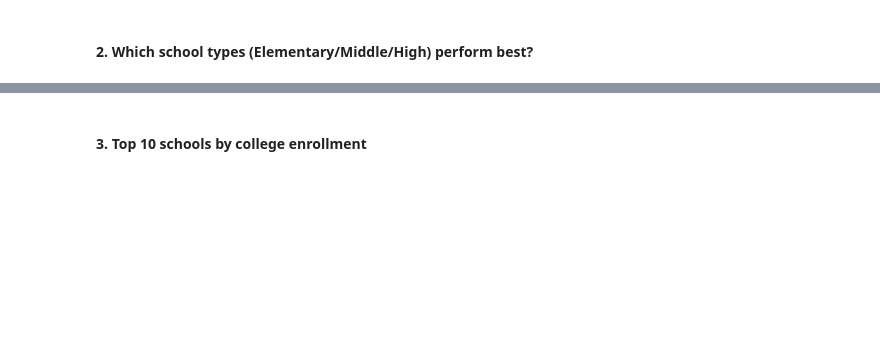
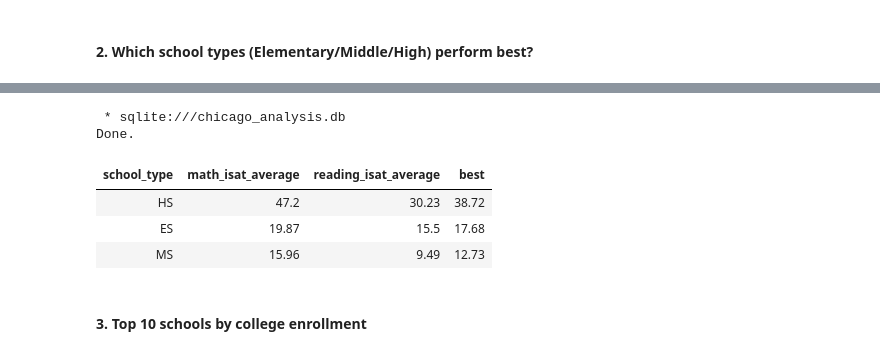
Before and after one commit to laufjimdev/Data-Engineering-Projects, a Jupyter notebook: 04sql-chicago-city-analysis-project/notebooks/02_sql_analysis.ipynb, the cells around one changed output, grey strips where cells are left out. Cells and saved outputs as stored; diff of their text form; code cells hidden in the pictures; blank space fills up the shorter version.

```diff
--- a/04sql-chicago-city-analysis-project/notebooks/02_sql_analysis.ipynb
+++ b/04sql-chicago-city-analysis-project/notebooks/02_sql_analysis.ipynb
@@ -133,2 +150,27 @@ LIMIT 10
+# %%
+%%sql
+WITH school_stats AS (
+    SELECT
+        elementary_or_high_school AS school_type,
+        AVG(isat_exceeding_math_) AS math_avg,
+        AVG(isat_exceeding_reading_) AS reading_avg
+    FROM SCHOOLS_DATA
+    GROUP BY elementary_or_high_school
+)
+
+SELECT
+    school_type,
+    ROUND(math_avg, 2) AS math_isat_average,
+    ROUND(reading_avg, 2) AS reading_isat_average,
+    ROUND((math_avg + reading_avg) / 2, 2) AS best
+FROM school_stats
+ORDER BY best DESC
+# %% [output]
+ * sqlite:///chicago_analysis.db
+Done.
+| school_type | math_isat_average | reading_isat_average | best |
+| HS | 47.2 | 30.23 | 38.72 |
+| ES | 19.87 | 15.5 | 17.68 |
+| MS | 15.96 | 9.49 | 12.73 |
 # %% [markdown]
 ####  3. Top 10 schools by college enrollment
```
Also changed, not shown: parts of 8 cells of this notebook.
